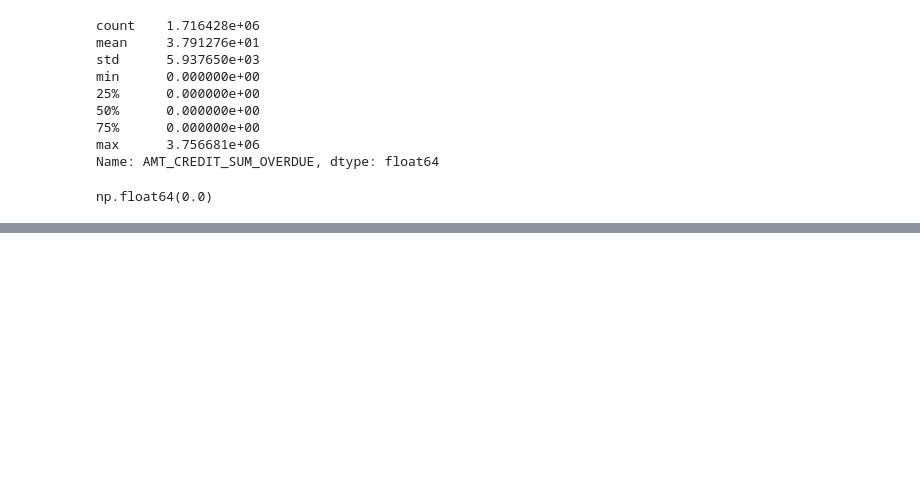
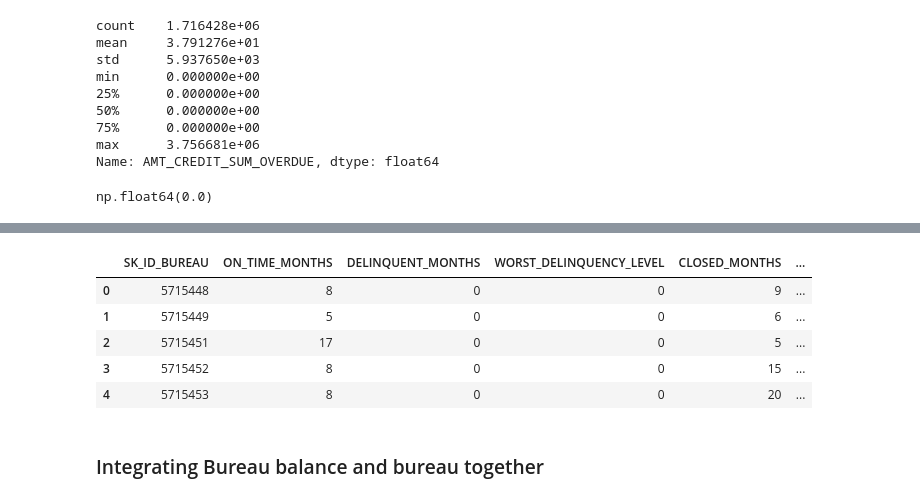
Before and after one commit to DevendraRaj58/Loan-Intelligence-Platform, a Jupyter notebook: notebooks/02_database_reverse_engineering.ipynb, the cells around one changed output, grey strips where cells are left out. Cells and saved outputs as stored; diff of their text form; code cells hidden in the pictures; blank space fills up the shorter version.

Commit message:
feat: implement bureau and bureau_balance feature engineering

```diff
--- a/notebooks/02_database_reverse_engineering.ipynb
+++ b/notebooks/02_database_reverse_engineering.ipynb
@@ -293,0 +410,9 @@ np.float64(0.0)
+# %%
+from src.utils.profiler import DatasetProfiler
+bureau_balance = ingestion.load_csv(
+    "home_credit/bureau_balance.csv"
+)
+
+DatasetProfiler(bureau_balance).profile()
+
+bureau_balance["STATUS"].value_counts()
@@ -293,0 +474,17 @@ np.float64(0.0)
+# %%
+from src.feature_engineering.bureau_balance_features import BureauBalanceFeatureEngineer
+
+engineer = BureauBalanceFeatureEngineer()
+
+bb_features = engineer.transform(bureau_balance)
+
+bb_features.head()
+# %% [output]
+|  | SK_ID_BUREAU | ON_TIME_MONTHS | DELINQUENT_MONTHS | WORST_DELINQUENCY_LEVEL | CLOSED_MONTHS | ... |
+| 0 | 5715448 | 8 | 0 | 0 | 9 | ... |
+| 1 | 5715449 | 5 | 0 | 0 | 6 | ... |
+| 2 | 5715451 | 17 | 0 | 0 | 5 | ... |
+| 3 | 5715452 | 8 | 0 | 0 | 15 | ... |
+| 4 | 5715453 | 8 | 0 | 0 | 20 | ... |
+# %% [markdown]
+### Integrating Bureau balance and bureau together
```
Also changed, not shown: parts of 17 cells of this notebook, 2 other files.
